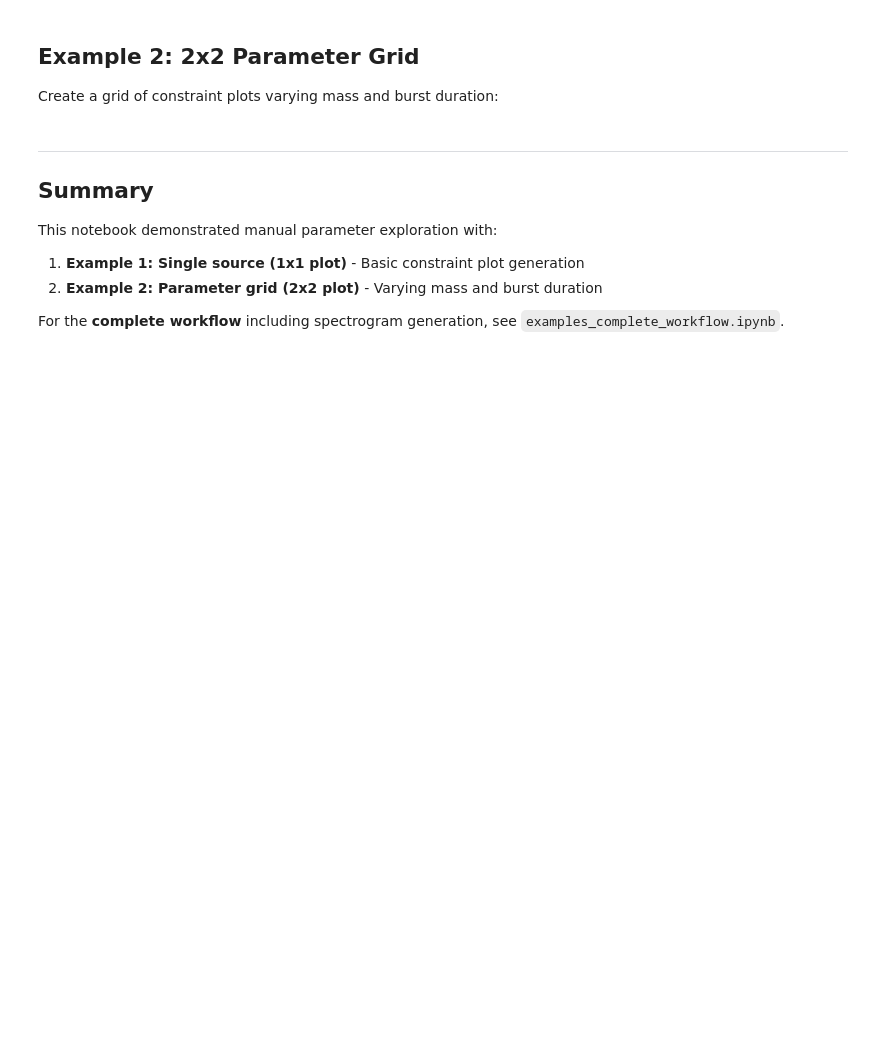
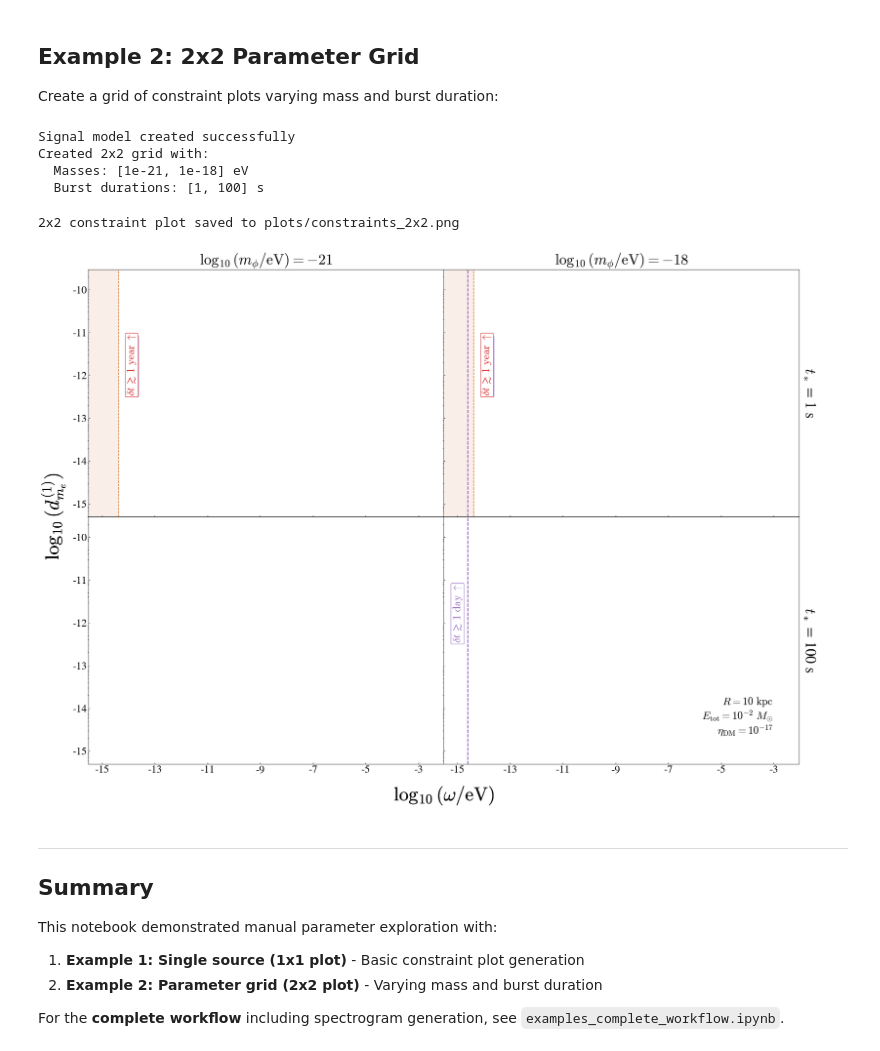
Before and after one commit to ccheung93/TransientPULSE, a Jupyter notebook: examples_constraint_plots_manual.ipynb, the cells around one changed output. Cells and saved outputs as stored; diff of their text form; code cells hidden in the pictures; blank space fills up the shorter version.

```diff
--- a/examples_constraint_plots_manual.ipynb
+++ b/examples_constraint_plots_manual.ipynb
@@ -108,11 +121,11 @@ Create a grid of constraint plots varying mass and burst duration:
 # --- Example 2 Parameters ---
 masses = [1e-21, 1e-18]      # Two different masses [eV]
 times = [1, 100]             # Two different burst durations [seconds]
-Etot = 1                  # Total energy [solar masses]
-R_grid = 1e7                 # Distance [parsecs]
+Etot = 0.01                  # Total energy [solar masses]
+R_grid = 1e4                 # Distance [parsecs]
 ULB_type_grid = 'scalar'     # Type: 'scalar' or 'ALP'
-coupling_type = 'photon'     # Coupling type
-coupling_order = 'quad'
+coupling_type = 'electron'     # Coupling type
+coupling_order = 'linear'
 
 # Create 2x2 grid of sources
 sources_grid = [
@@ -129,8 +142,8 @@ sources_grid = [
 ]
 # %%
 # Define experiment parameters
-integration_time = DAY_TO_SEC       # Integration time for transient search [s]
-integration_time_DM = YEAR_TO_SEC   # Integration time for DM search [s]
+integration_time = YEAR_TO_SEC      # Integration time for transient search [s]
+integration_time_DM = 1e6           # Integration time for DM search [s]
 sensitivity = DM_SENSITIVITIES[coupling_type]
 K = ENERGY_DENSITY_FRACTIONS['space'][coupling_type]  # Energy density fraction
 Dg = 30e3                           # Distance per galaxy for IGM screening [pc]
@@ -157,44 +170,50 @@ print('Signal model created successfully')
 print(f'Created 2x2 grid with:')
 print(f'  Masses: {masses} eV')
 print(f'  Burst durations: {times} s')
+# %% [output]
+Signal model created successfully
+Created 2x2 grid with:
+  Masses: [1e-21, 1e-18] eV
+  Burst durations: [1, 100] s
 # %%
 # Constraint plot
 xlims = (.3e-20, 0.9e-6)     # Mass axis range [eV]
-ylims = (.5e6, 8e32)         # Coupling axis range (photon quad)
+ylims = (.5e-19, 3e-1)         # Coupling axis range (photon quad)
 legend_bbox = (0.88, 0.88)   # Legend anchor position
 
 # Configure plot with custom legend position
 legend_config = {
     'frameon': False,
     'bbox_to_anchor': legend_bbox
 }
 
 plot_2x2 = Plot(
     xlims=xlims,
     ylims=ylims,
     exclude_mass=False,
     include_legend=False,
     legend_config=legend_config,
     label_positions={
-        'dt_day':  (None, 1e16),
-        'dt_year': (None, 1e16),
-        'E_unc':           (1e-18, 2e8),
+        'E_unc': (1e-18, 2e8),
         'mass_exclusion':  (1e-20, 1e15),
         'crit_screening': {'exp': (5e-13, 2e25),
                            'atm': (4e-11, 5e20),
                            'eth': (1e-13, 8e10)}
     }
 )
 
 output_2x2 = OutputHandler(plot_2x2)
 output_2x2.plot_parameter_space(
     sources_grid,
     signal_models_grid,
     plot_2x2,
     save_path='plots/constraints_2x2.png'
 )
 
 print('2x2 constraint plot saved to plots/constraints_2x2.png')
+# %% [output]
+2x2 constraint plot saved to plots/constraints_2x2.png
+[figure, added]
 # %% [markdown]
 ---
 
```
Also changed, not shown: parts of 4 cells of this notebook, 1 other file.
